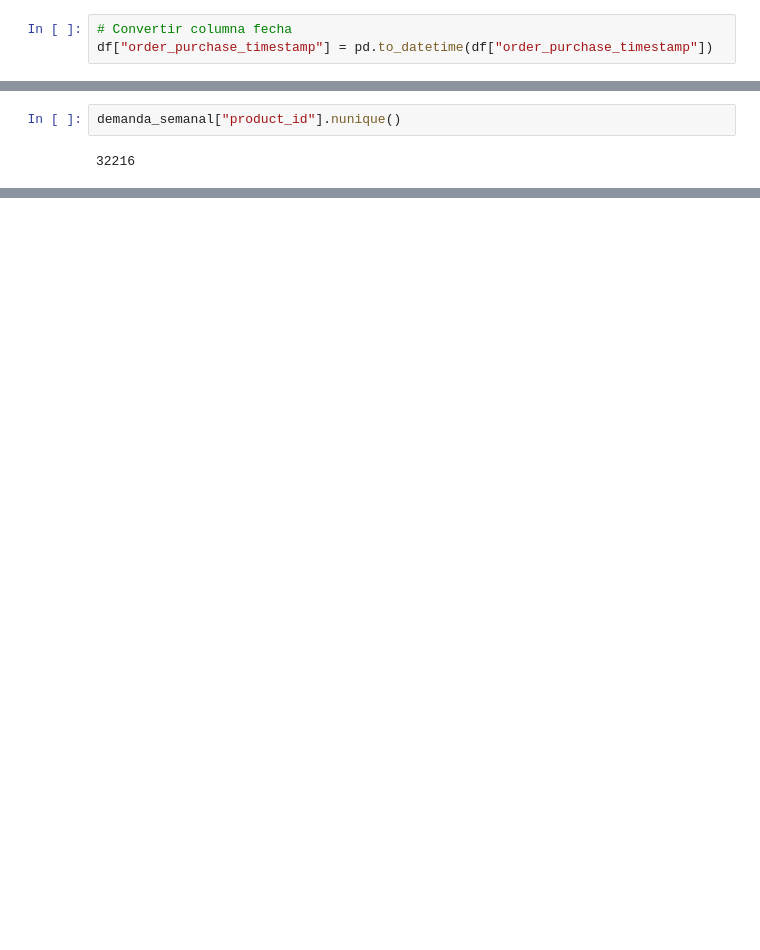
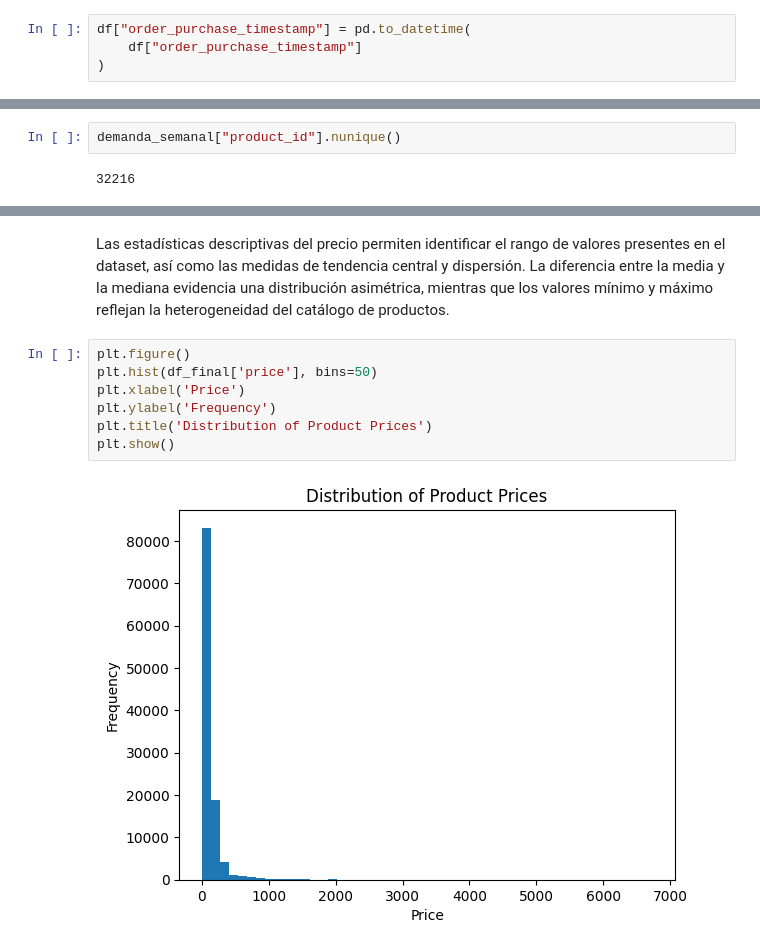
Before and after one commit to roguef07/TFM_Equipo_15, a Jupyter notebook: scrapping/EDA.ipynb, the cells around one changed output, grey strips where cells are left out. Cells and saved outputs as stored; diff of their text form; blank space fills up the shorter version.

```diff
--- a/scrapping/EDA.ipynb
+++ b/scrapping/EDA.ipynb
@@ -36,4 +58,5 @@ df = df.merge(categories,on="product_category_name",how="left")
 # %%
-# Convertir columna fecha
-df["order_purchase_timestamp"] = pd.to_datetime(df["order_purchase_timestamp"])
+df["order_purchase_timestamp"] = pd.to_datetime(
+    df["order_purchase_timestamp"]
+)
 # %%
@@ -309,0 +351,11 @@ plt.show()
+# %% [markdown]
+Las estadísticas descriptivas del precio permiten identificar el rango de valores presentes en el dataset, así como las medidas de tendencia central y dispersión. La diferencia entre la media y la mediana evidencia una distribución asimétrica, mientras que los valores mínimo y máximo reflejan la heterogeneidad del catálogo de productos.
+# %%
+plt.figure()
+plt.hist(df_final['price'], bins=50)
+plt.xlabel('Price')
+plt.ylabel('Frequency')
+plt.title('Distribution of Product Prices')
+plt.show()
+# %% [output]
+[figure, added]
```
Also changed, not shown: parts of 96 cells of this notebook.
